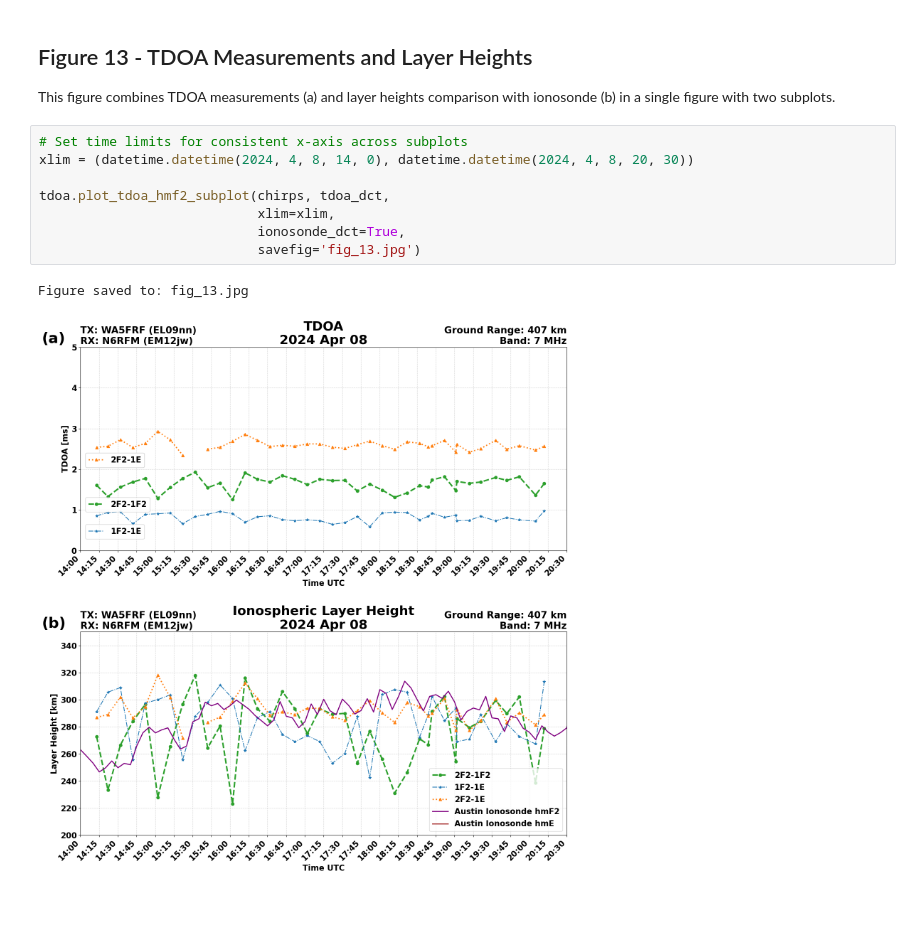
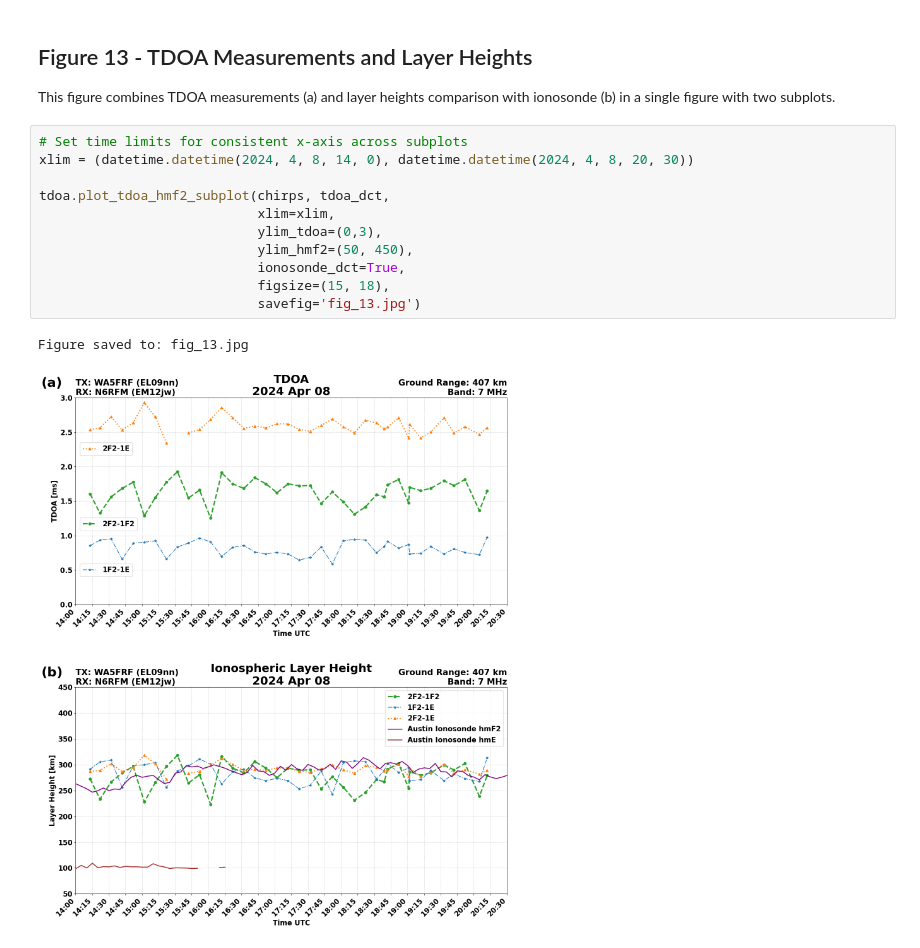
Before and after one commit to HamSCI/HF-TDOA-Frontiers-2025, a Jupyter notebook: fig_13/fig_13.ipynb, the cells around one changed output. Saved outputs shown, nothing was run; the diff lists cells and outputs as text; blank space fills up the shorter version.

```diff
--- a/fig_13/fig_13.ipynb
+++ b/fig_13/fig_13.ipynb
@@ -116,11 +115,14 @@ This figure combines TDOA measurements (a) and layer heights comparison with ion
 # %%
 # Set time limits for consistent x-axis across subplots
 xlim = (datetime.datetime(2024, 4, 8, 14, 0), datetime.datetime(2024, 4, 8, 20, 30))
 
 tdoa.plot_tdoa_hmf2_subplot(chirps, tdoa_dct,
                             xlim=xlim,
+                            ylim_tdoa=(0,3),
+                            ylim_hmf2=(50, 450),
                             ionosonde_dct=True,
+                            figsize=(15, 18),
                             savefig='fig_13.jpg')
 # %% [output]
 Figure saved to: fig_13.jpg
-[figure, old version]
+[figure, new version]
```
Also changed, not shown: parts of 1 cell of this notebook, 7 other files.
